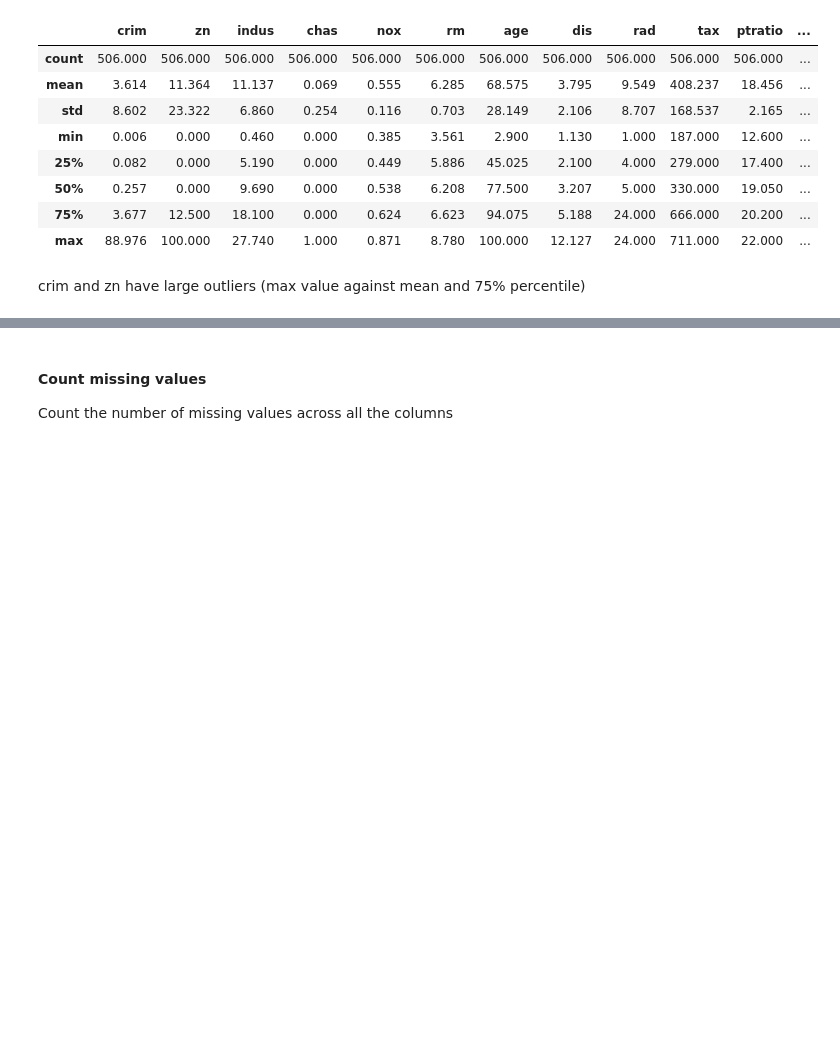
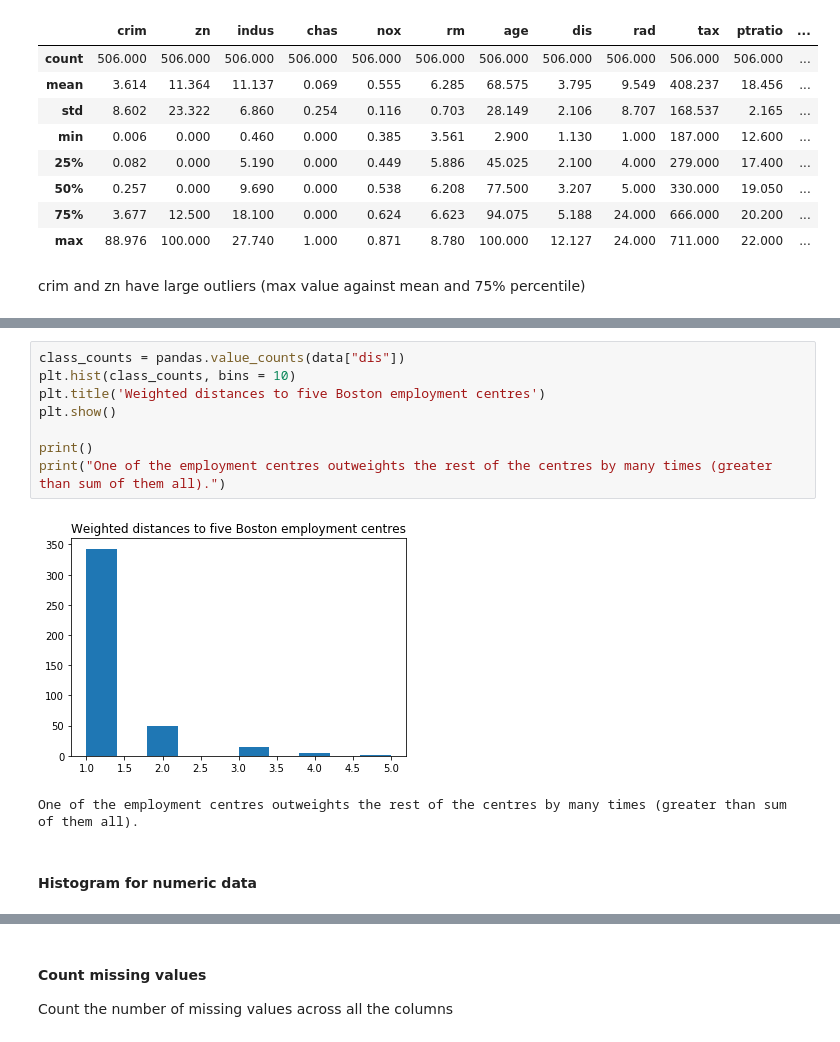
Before and after one commit to neomatrix369/awesome-ai-ml-dl, a Jupyter notebook: notebooks/jupyter/data/01_Exploratory_Data_Analysis_(Do_we_know_our_data).ipynb, the cells around one changed output, grey strips where cells are left out. Saved outputs shown, nothing was run; the diff lists cells and outputs as text; blank space fills up the shorter version.

```diff
--- a/notebooks/jupyter/data/01_Exploratory_Data_Analysis_(Do_we_know_our_data).ipynb
+++ b/notebooks/jupyter/data/01_Exploratory_Data_Analysis_(Do_we_know_our_data).ipynb
@@ -221,0 +237,13 @@ crim and zn have large outliers  (max value against mean and 75% percentile)
+# %%
+class_counts = pandas.value_counts(data["dis"])
+plt.hist(class_counts, bins = 10)
+plt.title('Weighted distances to five Boston employment centres')
+plt.show()
+
+print()
+print("One of the employment centres outweights the rest of the centres by many times (greater than sum of them all).")
+# %% [output]
+[figure, added]
+One of the employment centres outweights the rest of the centres by many times (greater than sum of them all).
+# %% [markdown]
+#### Histogram for numeric data
```
Also changed, not shown: parts of 33 cells of this notebook.
